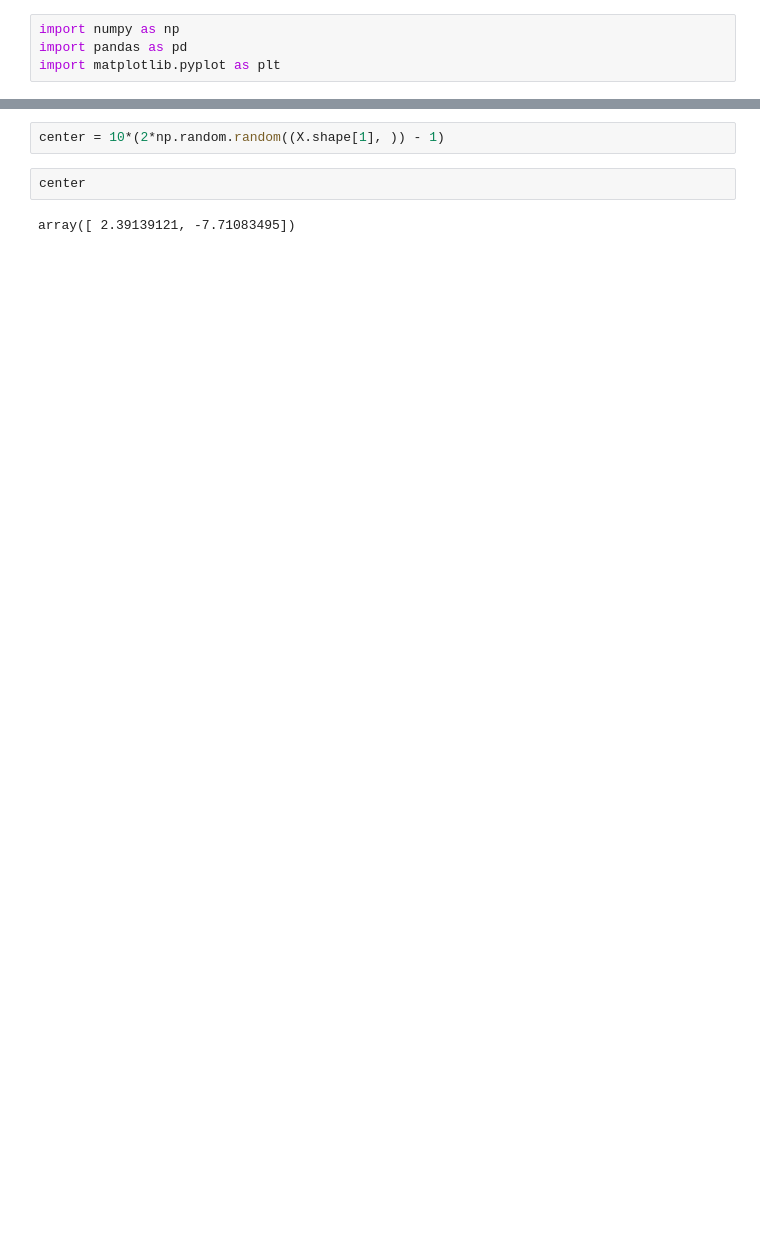
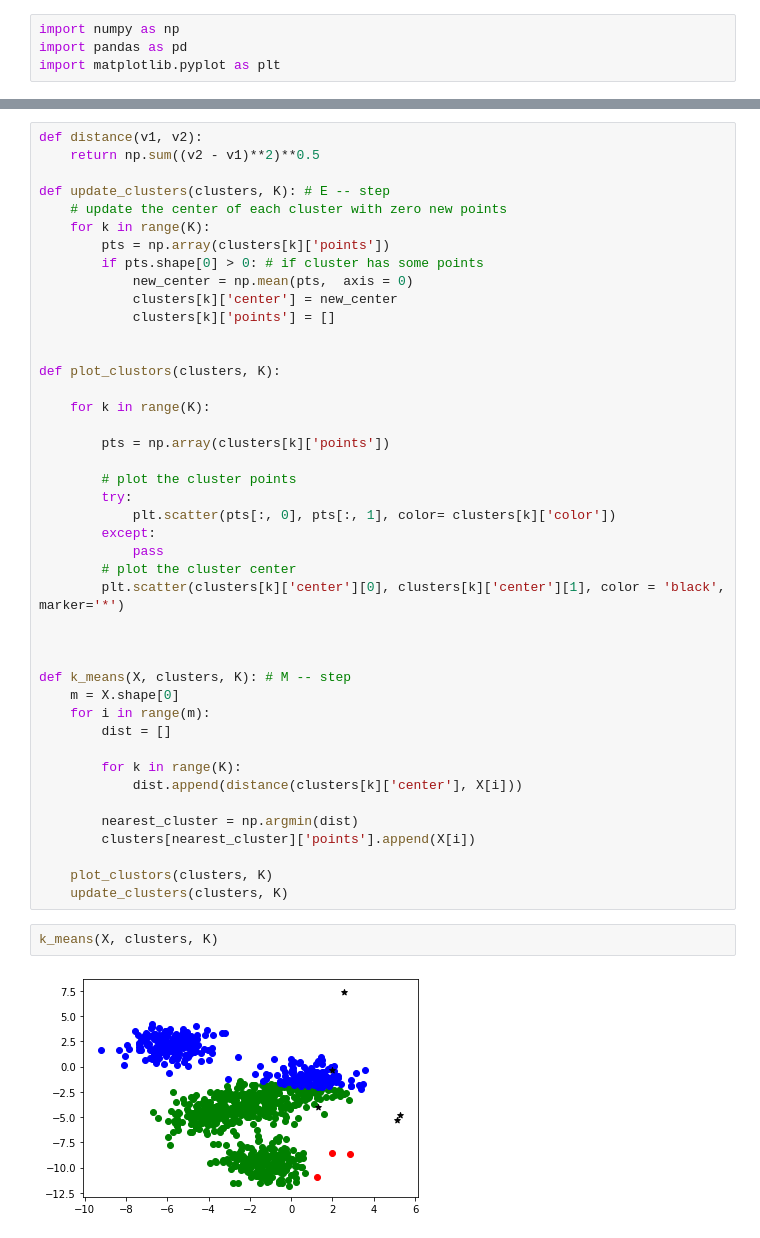
Before and after one commit to macabdul9/ml-cb, a Jupyter notebook: L06-K-Means-Cluster/K-Means-Cluster-Online.ipynb, the cells around one changed output, grey strips where cells are left out. Drawn from its saved outputs; the diff is of its cells as text; blank space fills up the shorter version.

Commit message:
K Means online

```diff
--- a/L06-K-Means-Cluster/K-Means-Cluster-Online.ipynb
+++ b/L06-K-Means-Cluster/K-Means-Cluster-Online.ipynb
@@ -21,6 +29,47 @@ for i in range(K):
-# %%
-center = 10*(2*np.random.random((X.shape[1], )) - 1)
-# %%
-center
-# %% [output]
-array([ 2.39139121, -7.71083495])
+# %%
+def distance(v1, v2):
+    return np.sum((v2 - v1)**2)**0.5
+
+def update_clusters(clusters, K): # E -- step
+    # update the center of each cluster with zero new points
+    for k in range(K):
+        pts = np.array(clusters[k]['points'])
+        if pts.shape[0] > 0: # if cluster has some points
+            new_center = np.mean(pts,  axis = 0)
+            clusters[k]['center'] = new_center
+            clusters[k]['points'] = []
+
+
+def plot_clustors(clusters, K):
+
+    for k in range(K):
+
+        pts = np.array(clusters[k]['points'])
+
+        # plot the cluster points
+        try:
+            plt.scatter(pts[:, 0], pts[:, 1], color= clusters[k]['color'])
+        except:
+            pass
+        # plot the cluster center
+        plt.scatter(clusters[k]['center'][0], clusters[k]['center'][1], color = 'black', marker='*')
+
+
+
+def k_means(X, clusters, K): # M -- step
+    m = X.shape[0]
+    for i in range(m):
+        dist = []
+
+        for k in range(K):
+            dist.append(distance(clusters[k]['center'], X[i]))
+
+        nearest_cluster = np.argmin(dist)
+        clusters[nearest_cluster]['points'].append(X[i])
+
+    plot_clustors(clusters, K)
+    update_clusters(clusters, K)
+# %%
+k_means(X, clusters, K)
+# %% [output]
+[figure, added]
```
Also changed, not shown: parts of 3 cells of this notebook.
